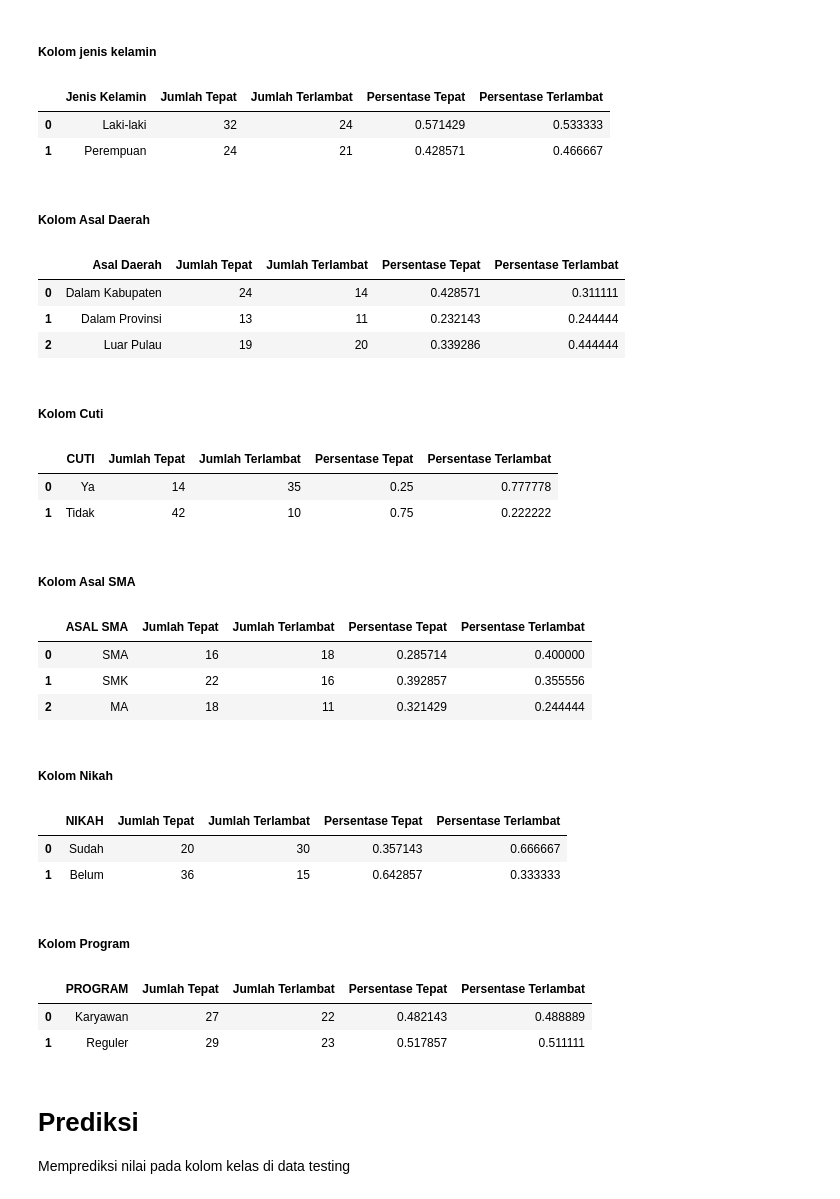
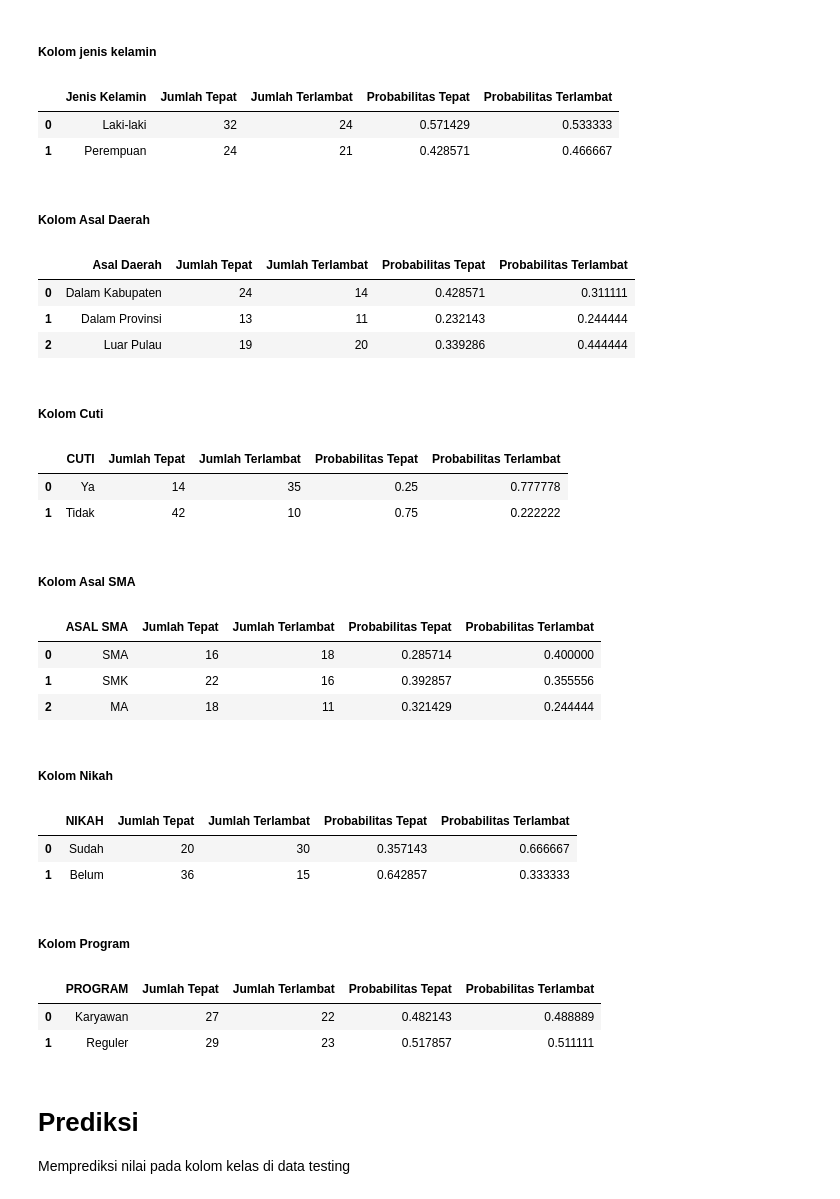
Before and after one commit to Syahbagus/Tugas_Kuliah, a Jupyter notebook: Semester 3/Statistik Komputasi/UAS/Naive_Bayes.ipynb, the cells around one changed output. Drawn from its saved outputs; the diff is of its cells as text; code cells hidden in the pictures.

```diff
--- a/Semester 3/Statistik Komputasi/UAS/Naive_Bayes.ipynb
+++ b/Semester 3/Statistik Komputasi/UAS/Naive_Bayes.ipynb
@@ -216,32 +216,32 @@ Banyak data terlambat : 45
 # %%
 # Jumlah Tepat
 jumlah_laki_tepat = len(data_training[(data_training['JENIS KELAMIN'] == 'Laki-laki') & (data_training['KELAS'] == 'Tepat')])
 jumlah_perempuan_tepat = len(data_training[(data_training['JENIS KELAMIN'] == 'Perempuan') & (data_training['KELAS'] == 'Tepat')])
 
 # Jumlah Terlambat
 jumlah_laki_terlambat = len(data_training[(data_training['JENIS KELAMIN'] == 'Laki-laki') & (data_training['KELAS'] == 'Terlambat')])
 jumlah_perempuan_terlambat = len(data_training[(data_training['JENIS KELAMIN'] == 'Perempuan') & (data_training['KELAS'] == 'Terlambat')])
 
 # Probabilitas
 persen_laki_tepat = jumlah_laki_tepat/len(data_training_tepat)
 persen_perempuan_tepat = jumlah_perempuan_tepat/len(data_training_tepat)
 persen_laki_terlambat = jumlah_laki_terlambat/len(data_training_terlambat)
 persen_perempuan_terlambat = jumlah_perempuan_terlambat/len(data_training_terlambat)
 
-data = {
+data_kelamin = {
     'Jenis Kelamin': ['Laki-laki', 'Perempuan'],
     'Jumlah Tepat': [jumlah_laki_tepat, jumlah_perempuan_tepat],
     'Jumlah Terlambat': [jumlah_laki_terlambat, jumlah_perempuan_terlambat],
-    'Persentase Tepat': [persen_laki_tepat, persen_perempuan_tepat],
-    'Persentase Terlambat': [persen_laki_terlambat, persen_perempuan_terlambat]
+    'Probabilitas Tepat': [persen_laki_tepat, persen_perempuan_tepat],
+    'Probabilitas Terlambat': [persen_laki_terlambat, persen_perempuan_terlambat]
 }
 
-df_jenisKelamin= pd.DataFrame(data)
+df_jenisKelamin= pd.DataFrame(data_kelamin)
 
 # Menampilkan DataFrame
 df_jenisKelamin
 # %% [output]
-|  | Jenis Kelamin | Jumlah Tepat | Jumlah Terlambat | Persentase Tepat | Persentase Terlambat |
+|  | Jenis Kelamin | Jumlah Tepat | Jumlah Terlambat | Probabilitas Tepat | Probabilitas Terlambat |
 | 0 | Laki-laki | 32 | 24 | 0.571429 | 0.533333 |
 | 1 | Perempuan | 24 | 21 | 0.428571 | 0.466667 |
 # %% [markdown]
@@ -269,8 +269,8 @@ data_asal_daerah = {
     'Asal Daerah': ['Dalam Kabupaten', 'Dalam Provinsi', 'Luar Pulau'],
     'Jumlah Tepat': [jumlah_dk_tepat, jumlah_dp_tepat, jumlah_lp_tepat],
     'Jumlah Terlambat': [jumlah_dk_terlambat, jumlah_dp_terlambat, jumlah_lp_terlambat],
-    'Persentase Tepat': [persen_dk_tepat, persen_dp_tepat, persen_lp_tepat],
-    'Persentase Terlambat': [persen_dk_terlambat, persen_dp_terlambat, persen_lp_terlambat]
+    'Probabilitas Tepat': [persen_dk_tepat, persen_dp_tepat, persen_lp_tepat],
+    'Probabilitas Terlambat': [persen_dk_terlambat, persen_dp_terlambat, persen_lp_terlambat]
 }
 
 df_asalDaerah = pd.DataFrame(data_asal_daerah)
@@ -278,7 +278,7 @@ df_asalDaerah = pd.DataFrame(data_asal_daerah)
 # Menampilkan DataFrame
 df_asalDaerah
 # %% [output]
-|  | Asal Daerah | Jumlah Tepat | Jumlah Terlambat | Persentase Tepat | Persentase Terlambat |
+|  | Asal Daerah | Jumlah Tepat | Jumlah Terlambat | Probabilitas Tepat | Probabilitas Terlambat |
 | 0 | Dalam Kabupaten | 24 | 14 | 0.428571 | 0.311111 |
 | 1 | Dalam Provinsi | 13 | 11 | 0.232143 | 0.244444 |
 | 2 | Luar Pulau | 19 | 20 | 0.339286 | 0.444444 |
@@ -303,8 +303,8 @@ data_cuti = {
     'CUTI': ['Ya', 'Tidak'],
     'Jumlah Tepat': [jumlah_cutiYa_tepat, jumlah_cutiTidak_tepat],
     'Jumlah Terlambat': [jumlah_cutiYa_terlambat, jumlah_cutiTidak_terlambat],
-    'Persentase Tepat': [persen_cutiYa_tepat, persen_cutiTidak_tepat],
-    'Persentase Terlambat': [persen_cutiYa_terlambat, persen_cutiTidak_terlambat]
+    'Probabilitas Tepat': [persen_cutiYa_tepat, persen_cutiTidak_tepat],
+    'Probabilitas Terlambat': [persen_cutiYa_terlambat, persen_cutiTidak_terlambat]
 }
 
 df_cuti = pd.DataFrame(data_cuti)
@@ -312,7 +312,7 @@ df_cuti = pd.DataFrame(data_cuti)
 # Menampilkan DataFrame
 df_cuti
 # %% [output]
-|  | CUTI | Jumlah Tepat | Jumlah Terlambat | Persentase Tepat | Persentase Terlambat |
+|  | CUTI | Jumlah Tepat | Jumlah Terlambat | Probabilitas Tepat | Probabilitas Terlambat |
 | 0 | Ya | 14 | 35 | 0.25 | 0.777778 |
 | 1 | Tidak | 42 | 10 | 0.75 | 0.222222 |
 # %% [markdown]
@@ -341,8 +341,8 @@ data_asal_sma = {
     'ASAL SMA': ['SMA', 'SMK', 'MA'],
     'Jumlah Tepat': [jumlah_SMA_tepat, jumlah_SMK_tepat, jumlah_MA_tepat],
     'Jumlah Terlambat': [jumlah_SMA_terlambat, jumlah_SMK_terlambat, jumlah_MA_terlambat],
-    'Persentase Tepat': [persen_SMA_tepat, persen_SMK_tepat, persen_MA_tepat],
-    'Persentase Terlambat': [persen_SMA_terlambat, persen_SMK_terlambat, persen_MA_terlambat]
+    'Probabilitas Tepat': [persen_SMA_tepat, persen_SMK_tepat, persen_MA_tepat],
+    'Probabilitas Terlambat': [persen_SMA_terlambat, persen_SMK_terlambat, persen_MA_terlambat]
 }
 
 df_asal_sma = pd.DataFrame(data_asal_sma)
@@ -350,7 +350,7 @@ df_asal_sma = pd.DataFrame(data_asal_sma)
 # Menampilkan DataFrame
 df_asal_sma
 # %% [output]
-|  | ASAL SMA | Jumlah Tepat | Jumlah Terlambat | Persentase Tepat | Persentase Terlambat |
+|  | ASAL SMA | Jumlah Tepat | Jumlah Terlambat | Probabilitas Tepat | Probabilitas Terlambat |
 | 0 | SMA | 16 | 18 | 0.285714 | 0.400000 |
 | 1 | SMK | 22 | 16 | 0.392857 | 0.355556 |
 | 2 | MA | 18 | 11 | 0.321429 | 0.244444 |
@@ -376,8 +376,8 @@ data_nikah = {
     'NIKAH': ['Sudah', 'Belum'],
     'Jumlah Tepat': [jumlah_nikahYa_tepat, jumlah_nikahTidak_tepat],
     'Jumlah Terlambat': [jumlah_nikahYa_terlambat, jumlah_nikahTidak_terlambat],
-    'Persentase Tepat': [persen_nikahYa_tepat, persen_nikahTidak_tepat],
-    'Persentase Terlambat': [persen_nikahYa_terlambat, persen_nikahTidak_terlambat]
+    'Probabilitas Tepat': [persen_nikahYa_tepat, persen_nikahTidak_tepat],
+    'Probabilitas Terlambat': [persen_nikahYa_terlambat, persen_nikahTidak_terlambat]
 }
 
 df_nikah = pd.DataFrame(data_nikah)
@@ -385,7 +385,7 @@ df_nikah = pd.DataFrame(data_nikah)
 # Menampilkan DataFrame
 df_nikah
 # %% [output]
-|  | NIKAH | Jumlah Tepat | Jumlah Terlambat | Persentase Tepat | Persentase Terlambat |
+|  | NIKAH | Jumlah Tepat | Jumlah Terlambat | Probabilitas Tepat | Probabilitas Terlambat |
 | 0 | Sudah | 20 | 30 | 0.357143 | 0.666667 |
 | 1 | Belum | 36 | 15 | 0.642857 | 0.333333 |
 # %% [markdown]
@@ -410,8 +410,8 @@ data_program = {
     'PROGRAM': ['Karyawan', 'Reguler'],
     'Jumlah Tepat': [jumlah_karyawan_tepat, jumlah_reguler_tepat],
     'Jumlah Terlambat': [jumlah_karyawan_terlambat, jumlah_reguler_terlambat],
-    'Persentase Tepat': [persen_karyawan_tepat, persen_reguler_tepat],
-    'Persentase Terlambat': [persen_karyawan_terlambat, persen_reguler_terlambat]
+    'Probabilitas Tepat': [persen_karyawan_tepat, persen_reguler_tepat],
+    'Probabilitas Terlambat': [persen_karyawan_terlambat, persen_reguler_terlambat]
 }
 
 df_program = pd.DataFrame(data_program)
@@ -419,7 +419,7 @@ df_program = pd.DataFrame(data_program)
 # Menampilkan DataFrame
 df_program
 # %% [output]
-|  | PROGRAM | Jumlah Tepat | Jumlah Terlambat | Persentase Tepat | Persentase Terlambat |
+|  | PROGRAM | Jumlah Tepat | Jumlah Terlambat | Probabilitas Tepat | Probabilitas Terlambat |
 | 0 | Karyawan | 27 | 22 | 0.482143 | 0.488889 |
 | 1 | Reguler | 29 | 23 | 0.517857 | 0.511111 |
 # %% [markdown]
```
Also changed, not shown: parts of 9 cells of this notebook.
